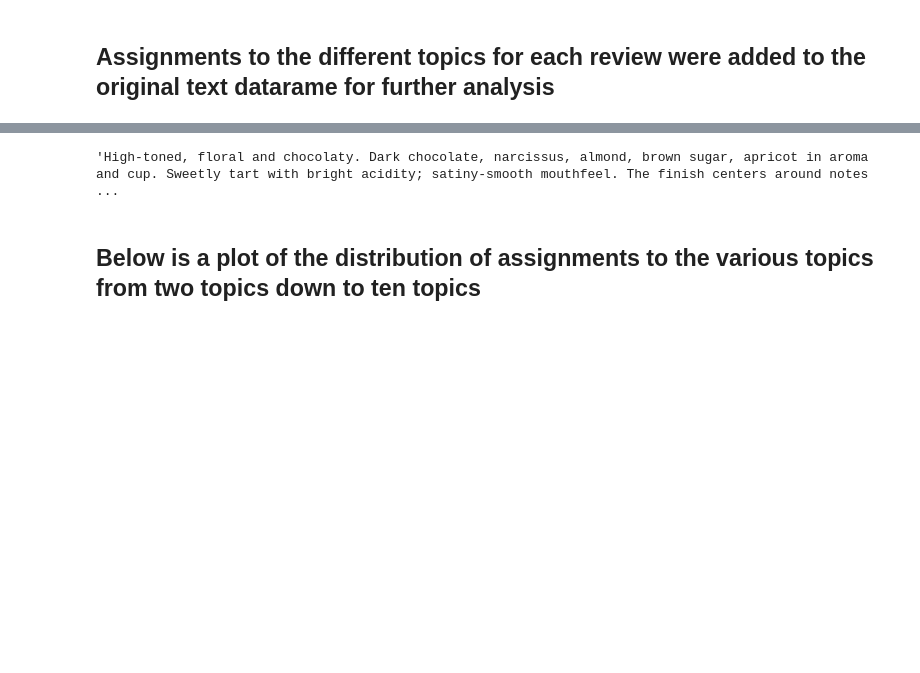
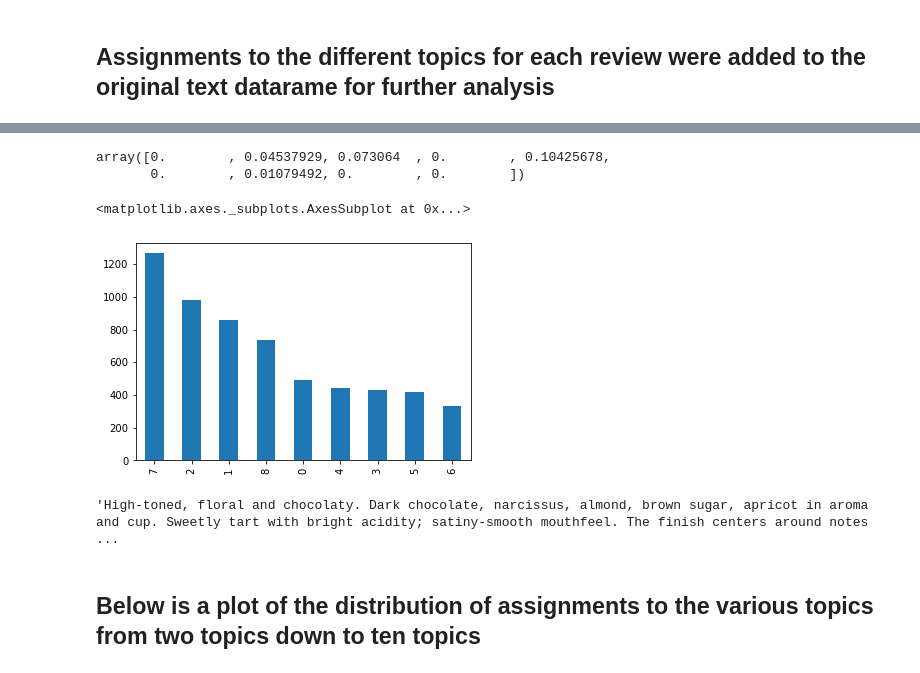
Before and after one commit to ejfeldman7/coffee-reviews-nlp, a Jupyter notebook: Notebooks/nmf.ipynb, the cells around one changed output, grey strips where cells are left out. Drawn from its saved outputs; the diff is of its cells as text; code cells hidden in the pictures; blank space fills up the shorter version.

```diff
--- a/Notebooks/nmf.ipynb
+++ b/Notebooks/nmf.ipynb
@@ -596,0 +343,5 @@ df.sample(3)
+# %%
+blindtfidf_topic[0]
+# %% [output]
+array([0.        , 0.04537929, 0.073064  , 0.        , 0.10425678,
+       0.        , 0.01079492, 0.        , 0.        ])
@@ -597,3 +361,10 @@ df.sample(3)
+# %%
+counts = df['Topic'].value_counts()
+
+counts.plot(kind='bar')
+# %% [output]
+<matplotlib.axes._subplots.AxesSubplot at 0x...>
+[figure, added]
 # %%
 df[df['Ten Topic'] == 1].iloc[15].Text
 # %% [output]
```
Also changed, not shown: parts of 54 cells of this notebook, 3 other files.
